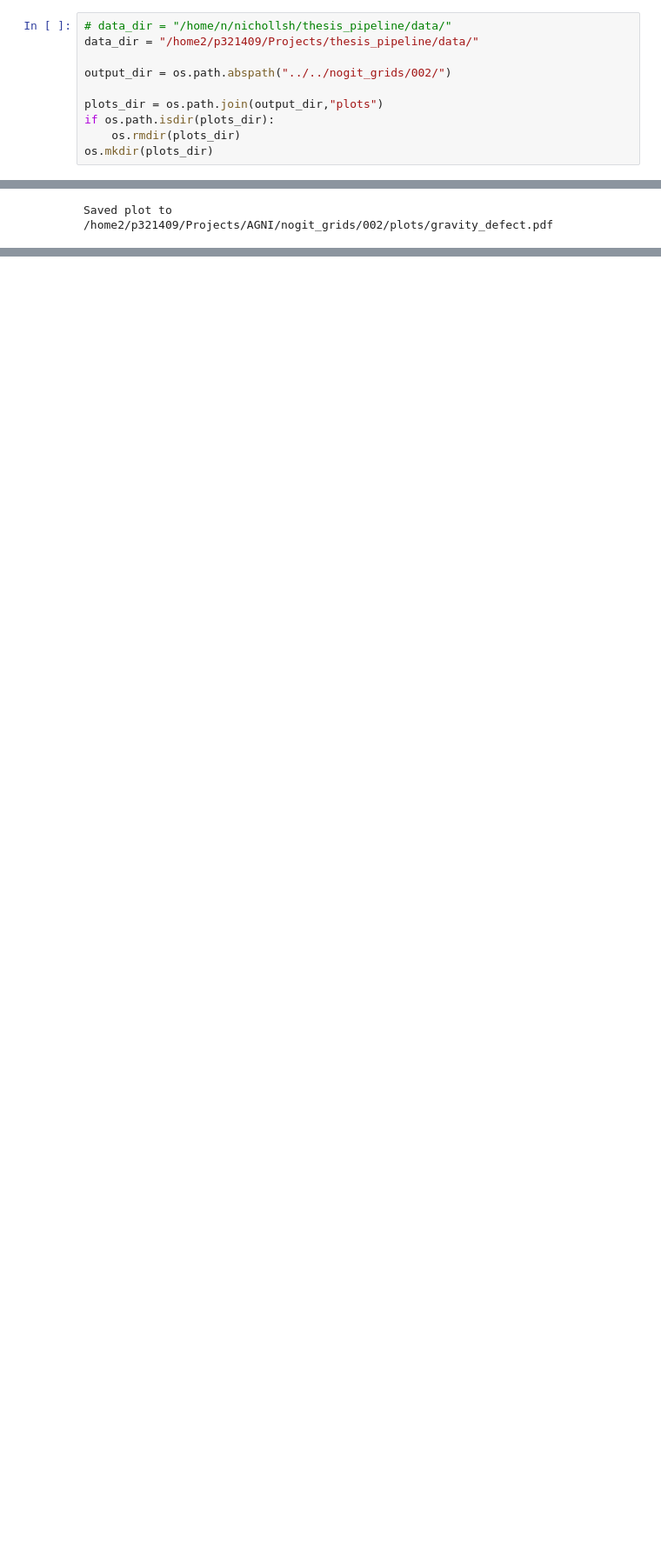
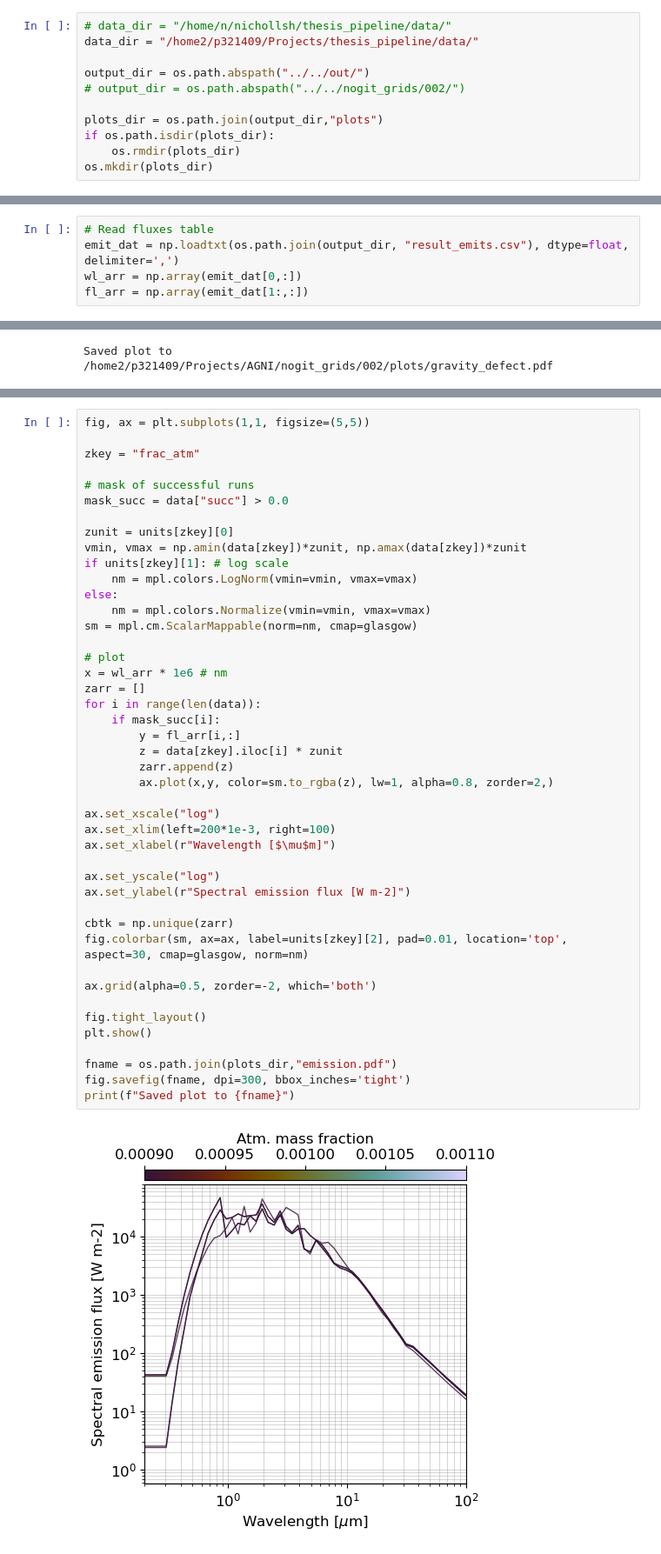
Before and after one commit to nichollsh/AGNI, a Jupyter notebook: misc/utilities/grid_plot.ipynb, the cells around one changed output, grey strips where cells are left out. Shown at 87% size. Drawn from its saved outputs; the diff is of its cells as text; blank space fills up the shorter version.

Commit message:
Plot flux

```diff
--- a/misc/utilities/grid_plot.ipynb
+++ b/misc/utilities/grid_plot.ipynb
@@ -30,7 +30,8 @@ bar = 1e5 # Pa
 # data_dir = "/home/n/nichollsh/thesis_pipeline/data/"
 data_dir = "/home2/p321409/Projects/thesis_pipeline/data/"
 
-output_dir = os.path.abspath("../../nogit_grids/002/")
+output_dir = os.path.abspath("../../out/")
+# output_dir = os.path.abspath("../../nogit_grids/002/")
 
 plots_dir = os.path.join(output_dir,"plots")
 if os.path.isdir(plots_dir):
@@ -176,3 +177,8 @@ output_vars.remove("index")
+# %%
+# Read fluxes table
+emit_dat = np.loadtxt(os.path.join(output_dir, "result_emits.csv"), dtype=float, delimiter=',')
+wl_arr = np.array(emit_dat[0,:])
+fl_arr = np.array(emit_dat[1:,:])
 # %%
 # Read NetCDF output file
 ds = nc.Dataset(os.path.join(output_dir,"result_profs.nc"))
@@ -679,0 +688,46 @@ Saved plot to /home2/p321409/Projects/AGNI/nogit_grids/002/plots/gravity_defect.
+# %%
+fig, ax = plt.subplots(1,1, figsize=(5,5))
+
+zkey = "frac_atm"
+
+# mask of successful runs
+mask_succ = data["succ"] > 0.0
+
+zunit = units[zkey][0]
+vmin, vmax = np.amin(data[zkey])*zunit, np.amax(data[zkey])*zunit
+if units[zkey][1]: # log scale
+    nm = mpl.colors.LogNorm(vmin=vmin, vmax=vmax)
+else:
+    nm = mpl.colors.Normalize(vmin=vmin, vmax=vmax)
+sm = mpl.cm.ScalarMappable(norm=nm, cmap=glasgow)
+
+# plot
+x = wl_arr * 1e6 # nm
+zarr = []
+for i in range(len(data)):
+    if mask_succ[i]:
+        y = fl_arr[i,:]
+        z = data[zkey].iloc[i] * zunit
+        zarr.append(z)
+        ax.plot(x,y, color=sm.to_rgba(z), lw=1, alpha=0.8, zorder=2,)
+
+ax.set_xscale("log")
+ax.set_xlim(left=200*1e-3, right=100)
+ax.set_xlabel(r"Wavelength [$\mu$m]")
+
+ax.set_yscale("log")
+ax.set_ylabel(r"Spectral emission flux [W m-2]")
+
+cbtk = np.unique(zarr)
+fig.colorbar(sm, ax=ax, label=units[zkey][2], pad=0.01, location='top', aspect=30, cmap=glasgow, norm=nm)
+
+ax.grid(alpha=0.5, zorder=-2, which='both')
+
+fig.tight_layout()
+plt.show()
+
+fname = os.path.join(plots_dir,"emission.pdf")
+fig.savefig(fname, dpi=300, bbox_inches='tight')
+print(f"Saved plot to {fname}")
+# %% [output]
+[figure, added]
```
Also changed, not shown: parts of 3 cells of this notebook, 1 other file.
